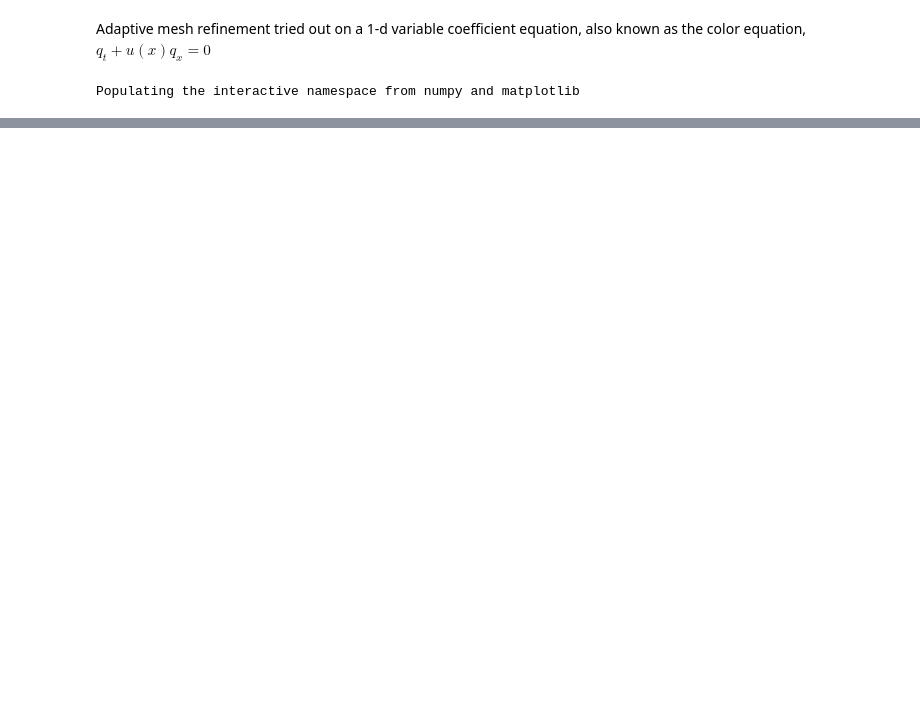
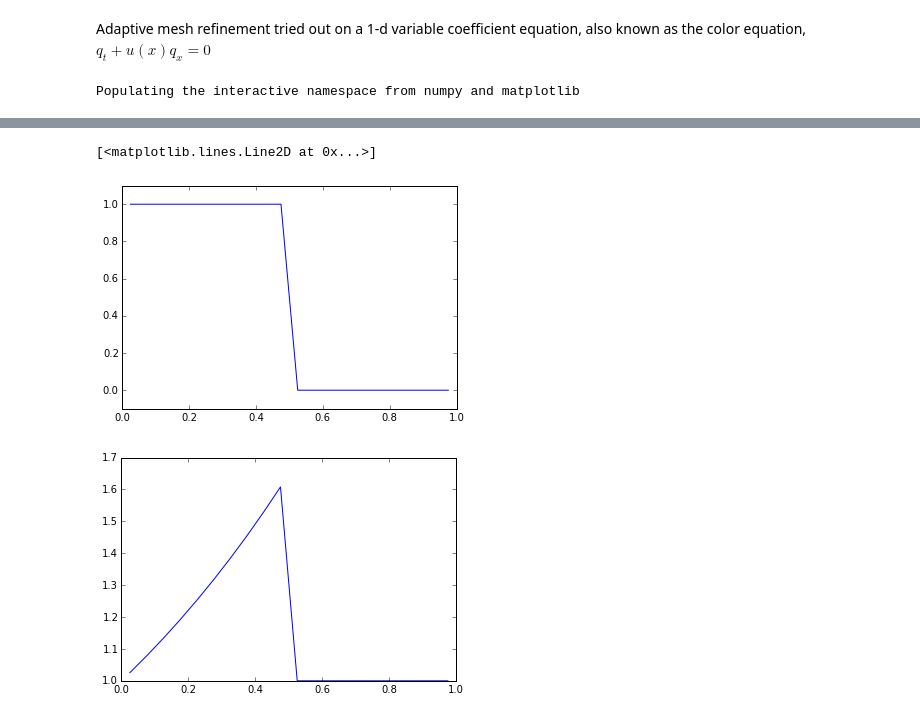
Before and after one commit to amath574w2015/am574-group03, a Jupyter notebook: amr_color_eqn.ipynb, the cells around one changed output, grey strips where cells are left out. Drawn from its saved outputs; the diff is of its cells as text; code cells hidden in the pictures; blank space fills up the shorter version.

```diff
--- a/amr_color_eqn.ipynb
+++ b/amr_color_eqn.ipynb
@@ -17,7 +19,13 @@ dt = float(tfinal)/nsteps
 # %%
 # intital condition
 q0 = where(abs(x) < 0.5,  1., 0.)
-u = where(abs(x) < 0.5,  exp(x), 3.)
+
+def u_fnc(x):
+    u = where(abs(x) < 0.5,  exp(x), 1.)
+    #n = len(x)
+    #u = ones(n)
+    #u = where(abs(x) < 0.5,  x, 1.)
+    return u
 # %%
 # Step 2: Solve problem for ONE time step on coarse grid, for time step dt and 2*dt
 # u is the coefficient function in the form of a vector where u[i] = u(x) evaluated at x[i]
@@ -265,0 +461,9 @@ def amr_color(u,q0,xc,tfinal,nsteps):
+# %%
+plot(xc,q0)
+ylim(-0.1,1.1)
+plt.figure(2)
+plot(xc,u_fnc(xc))
+# %% [output]
+[<matplotlib.lines.Line2D at 0x...>]
+[figure, added]
+[figure, added]
```
Also changed, not shown: parts of 10 cells of this notebook.
